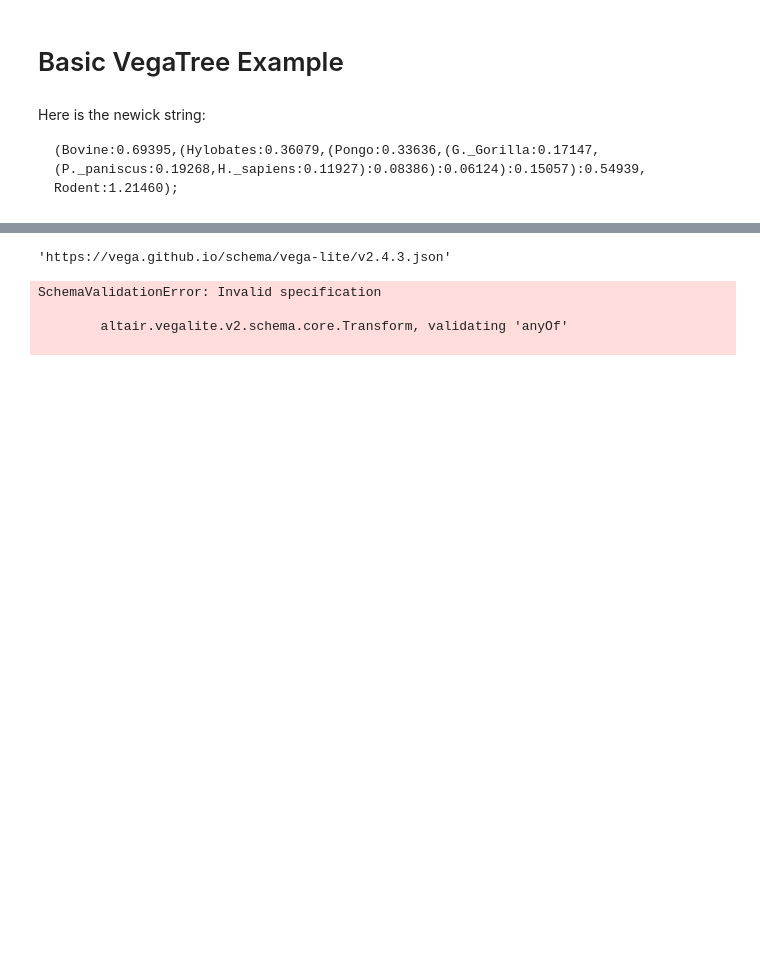
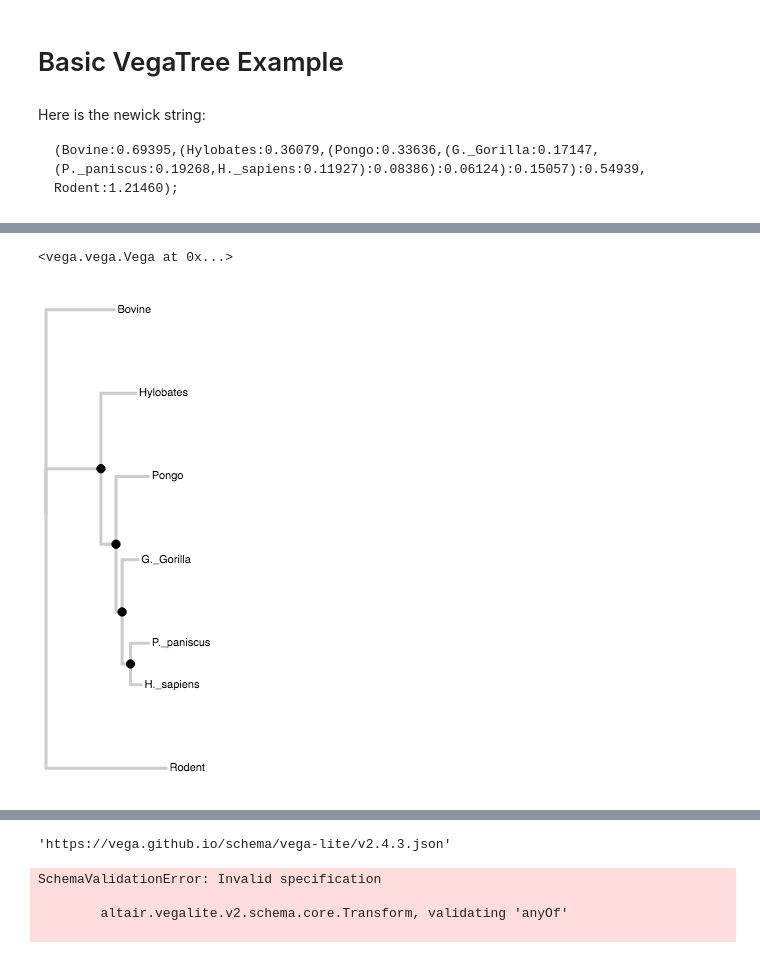
Before and after one commit to Zsailer/phylovega, a Jupyter notebook: notebooks/VegaTree Example.ipynb, the cells around one changed output, grey strips where cells are left out. Drawn from its saved outputs; the diff is of its cells as text; code cells hidden in the pictures; blank space fills up the shorter version.

```diff
--- a/notebooks/VegaTree Example.ipynb
+++ b/notebooks/VegaTree Example.ipynb
@@ -24,0 +33,4 @@ vt.display()
+# %%
+s = vt.get_specification()
+
+from IPython.display import display
@@ -24,0 +39,5 @@ vt.display()
+# %%
+Vega(s)
+# %% [output]
+<vega.vega.Vega at 0x...>
+[figure, added]
```
Also changed, not shown: parts of 7 cells of this notebook, 9 other files.
